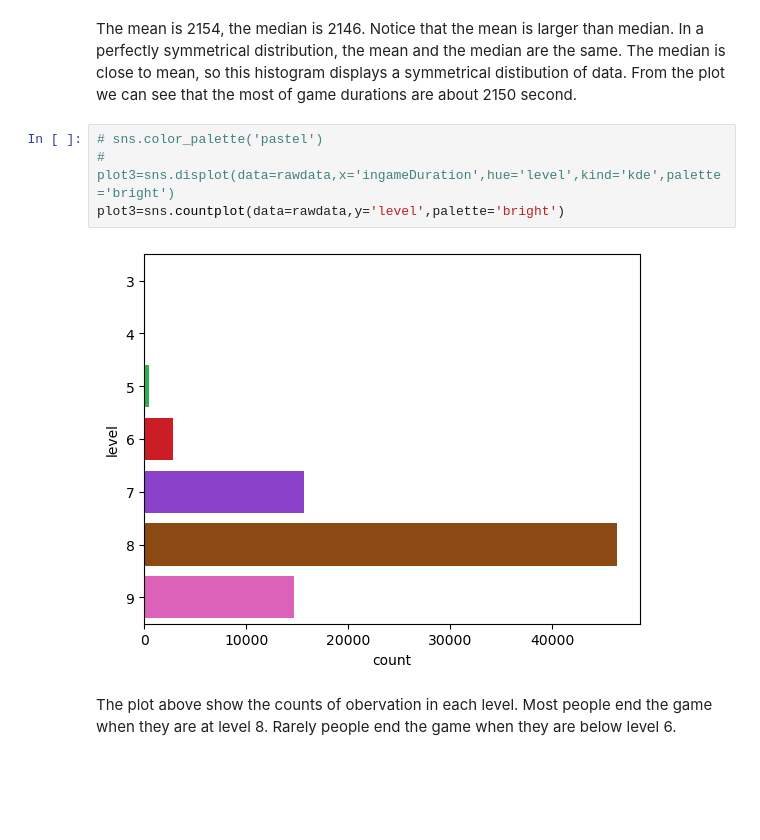
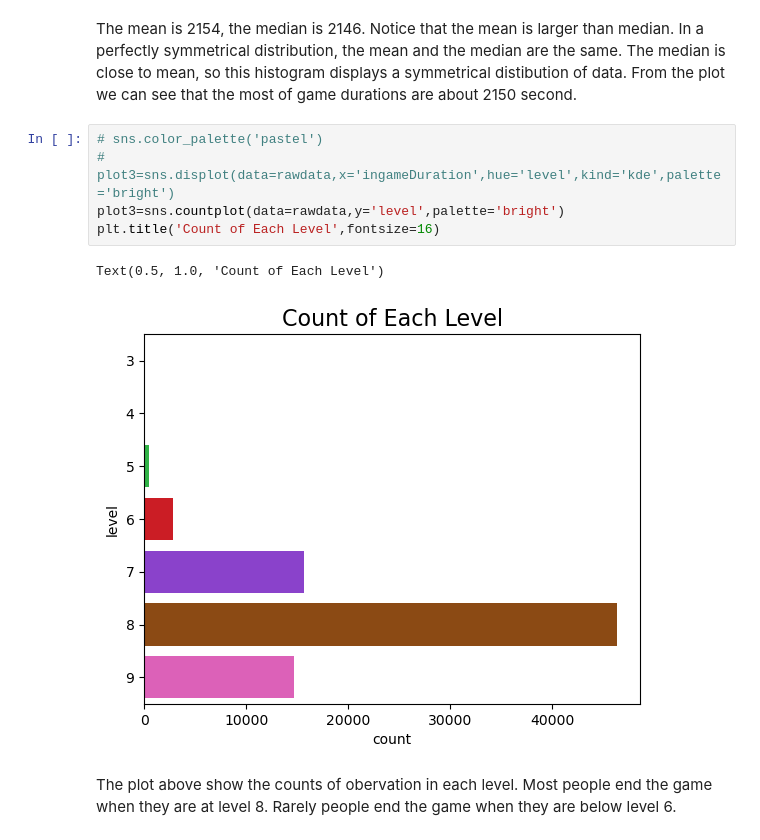
Before and after one commit to ubco-W2022T1-cosc301/project-group32, a Jupyter notebook: notebooks/analysis2.ipynb, the cells around one changed output. Cells and saved outputs as stored; diff of their text form; blank space fills up the shorter version.

```diff
--- a/notebooks/analysis2.ipynb
+++ b/notebooks/analysis2.ipynb
@@ -77,9 +81,11 @@ The mean is 2154, the median is 2146. Notice that the mean is larger than median
 # %%
 # sns.color_palette('pastel')
 # plot3=sns.displot(data=rawdata,x='ingameDuration',hue='level',kind='kde',palette='bright')
 plot3=sns.countplot(data=rawdata,y='level',palette='bright')
+plt.title('Count of Each Level',fontsize=16)
 # %% [output]
+Text(0.5, 1.0, 'Count of Each Level')
-[figure, old version]
+[figure, new version]
 # %% [markdown]
 The plot above show the counts of obervation in each level. Most people end the game when they are at level 8. Rarely people end the game when they are below level 6.
 # %% [markdown]
```
Also changed, not shown: parts of 11 cells of this notebook.
